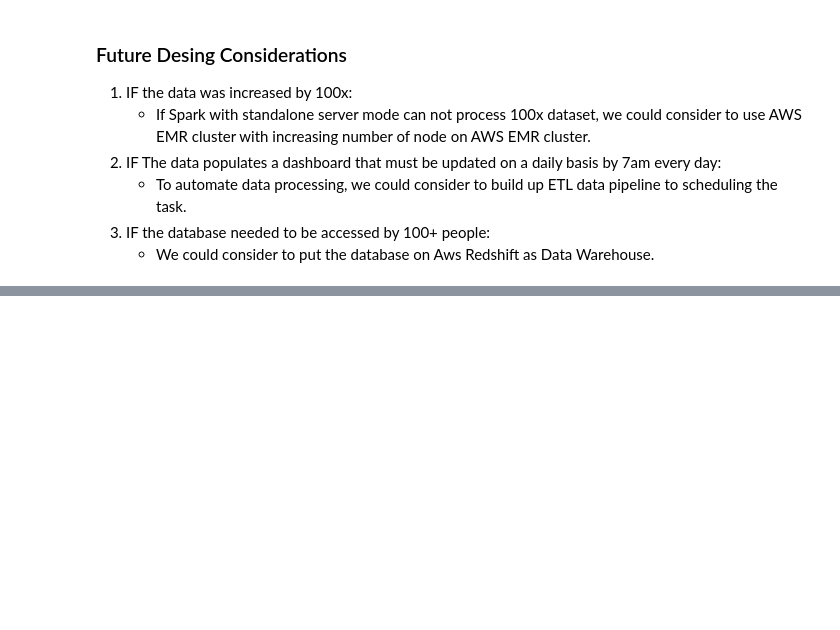
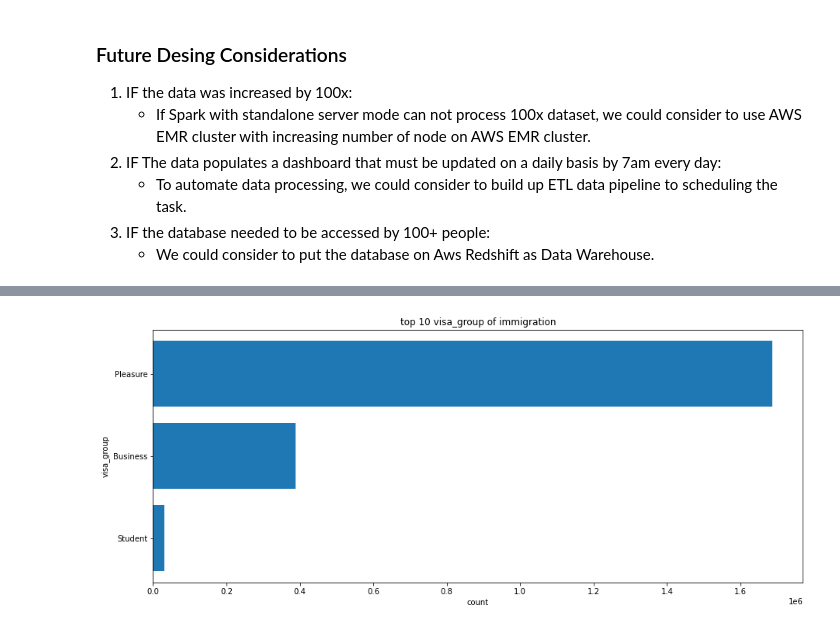
Before and after one commit to pariskimchi/DEND_project, a Jupyter notebook: Project6_Capstone_project/Capstone_Project_Template.ipynb, the cells around one changed output, grey strips where cells are left out. Saved outputs shown, nothing was run; the diff lists cells and outputs as text; code cells hidden in the pictures; blank space fills up the shorter version.

```diff
--- a/Project6_Capstone_project/Capstone_Project_Template.ipynb
+++ b/Project6_Capstone_project/Capstone_Project_Template.ipynb
@@ -1204,0 +1432,4 @@ Data quality check passed for dim_state with 55 records.
+# %%
+plot_count(visa_state_df, x='visa_group')
+# %% [output]
+[figure, added]
```
Also changed, not shown: parts of 61 cells of this notebook, 2 other files.
